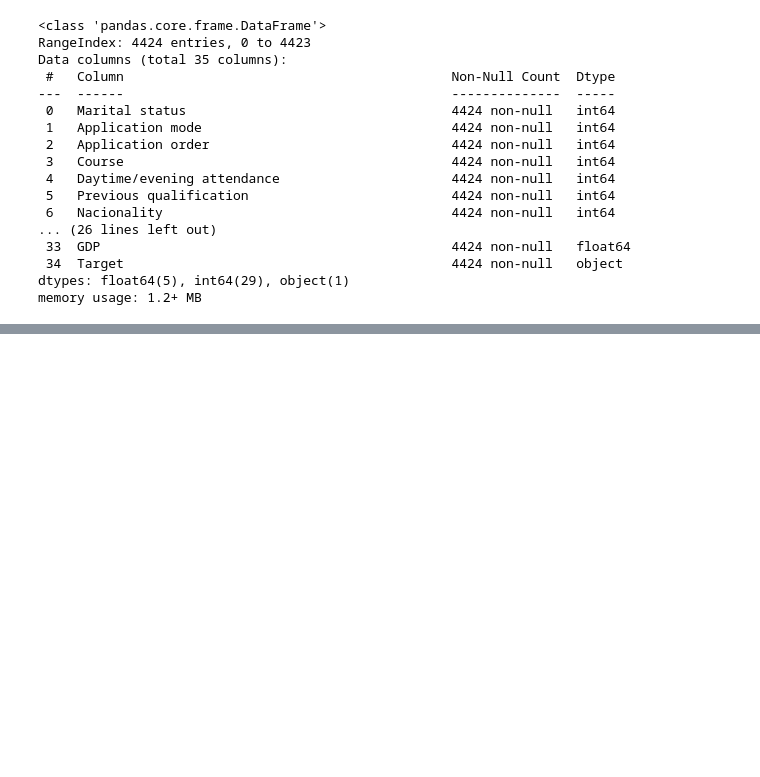
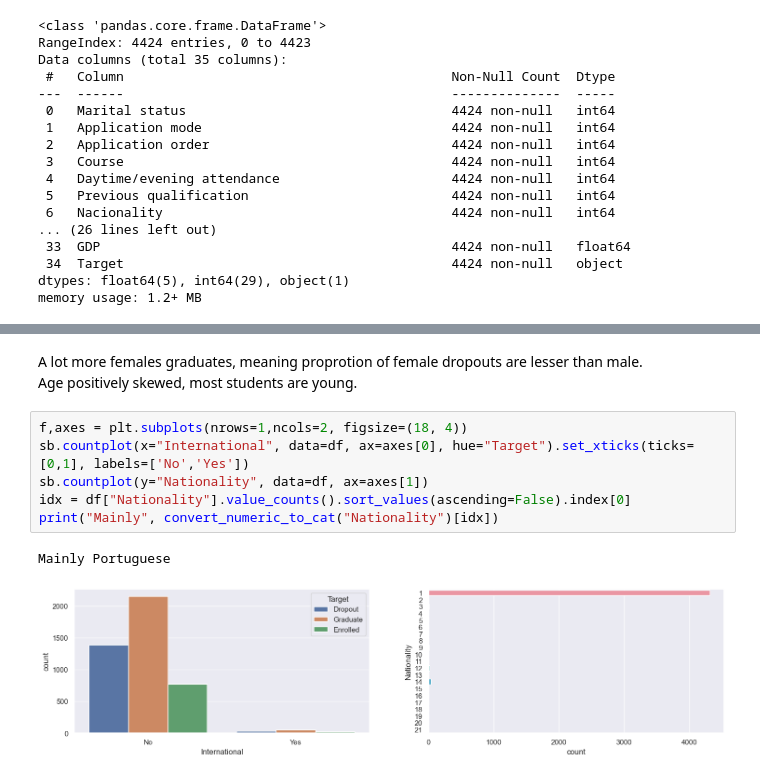
Before and after one commit to tersimdev/dropout-data-sci, a Jupyter notebook: Terence.ipynb, the cells around one changed output, grey strips where cells are left out. Saved outputs shown, nothing was run; the diff lists cells and outputs as text; blank space fills up the shorter version.

```diff
--- a/Terence.ipynb
+++ b/Terence.ipynb
@@ -45,0 +240,12 @@ memory usage: 1.2+ MB
+# %% [markdown]
+A lot more females graduates, meaning proprotion of female dropouts are lesser than male.\
+Age positively skewed, most students are young.
+# %%
+f,axes = plt.subplots(nrows=1,ncols=2, figsize=(18, 4))
+sb.countplot(x="International", data=df, ax=axes[0], hue="Target").set_xticks(ticks=[0,1], labels=['No','Yes'])
+sb.countplot(y="Nationality", data=df, ax=axes[1])
+idx = df["Nationality"].value_counts().sort_values(ascending=False).index[0]
+print("Mainly", convert_numeric_to_cat("Nationality")[idx])
+# %% [output]
+Mainly Portuguese
+[figure, added]
```
Also changed, not shown: parts of 44 cells of this notebook.
